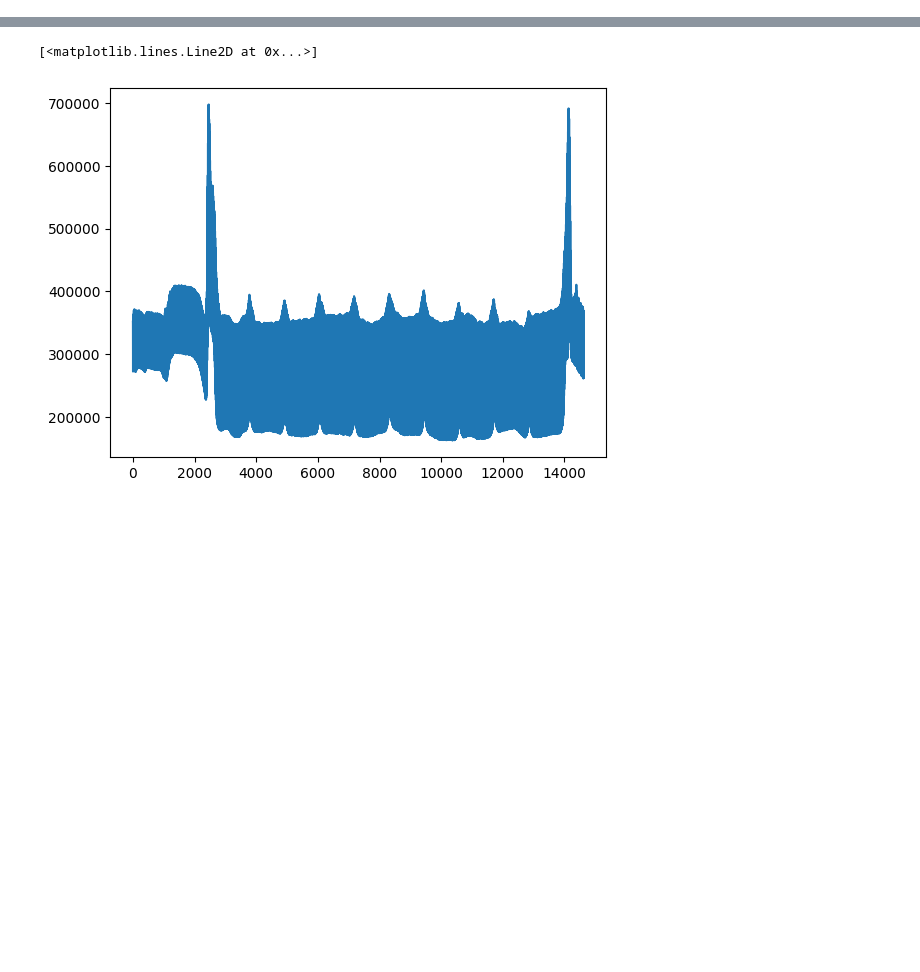
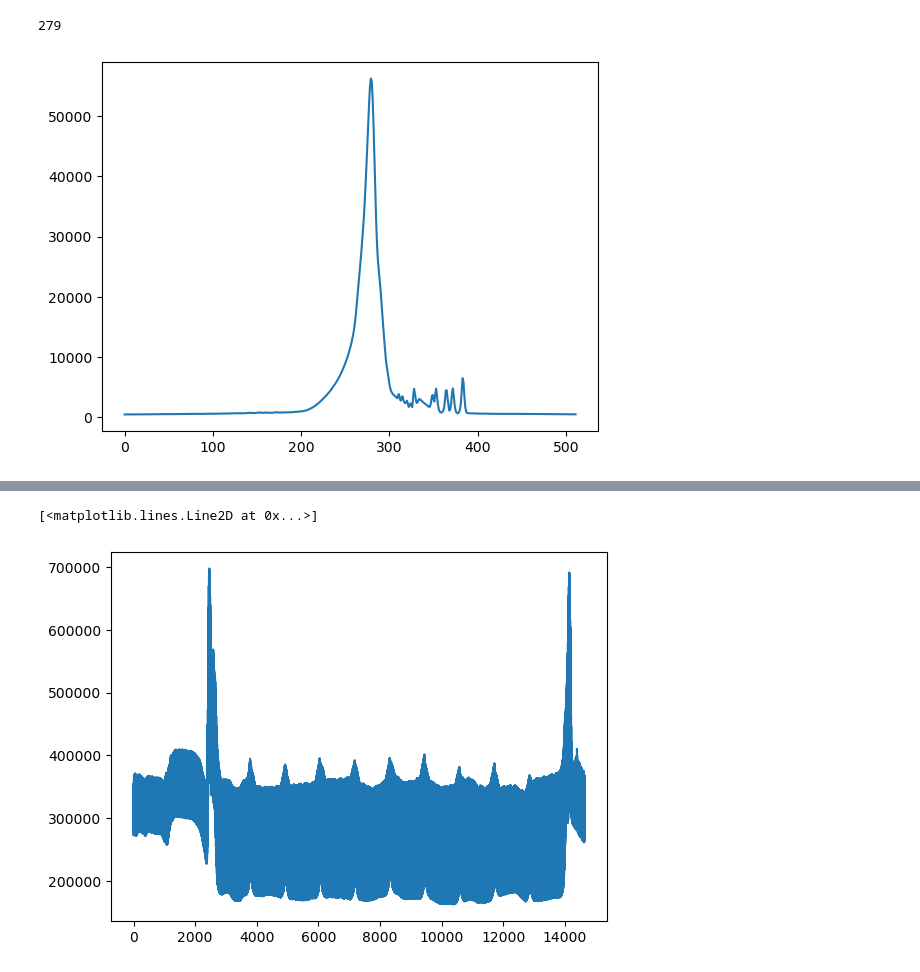
Before and after one commit to JeperoJ/Photoluminescence-scanner, a Jupyter notebook: Software refactor/LIPI_Processing/testing_fps_wrong.ipynb, the cells around one changed output, grey strips where cells are left out. Drawn from its saved outputs; the diff is of its cells as text; code cells hidden in the pictures; blank space fills up the shorter version.

```diff
--- a/Software refactor/LIPI_Processing/testing_fps_wrong.ipynb
+++ b/Software refactor/LIPI_Processing/testing_fps_wrong.ipynb
@@ -58,0 +22,7 @@ scan_profile = frame_profile[:,279]
+# %%
+frame_diffs = frame_profile[1:]-frame_profile[:-1]
+plt.plot(np.mean(np.abs(frame_diffs), axis=0))
+np.argmax(np.mean(np.abs(frame_diffs), axis=0))
+# %% [output]
+279
+[figure, added]
```
Also changed, not shown: parts of 17 cells of this notebook.
